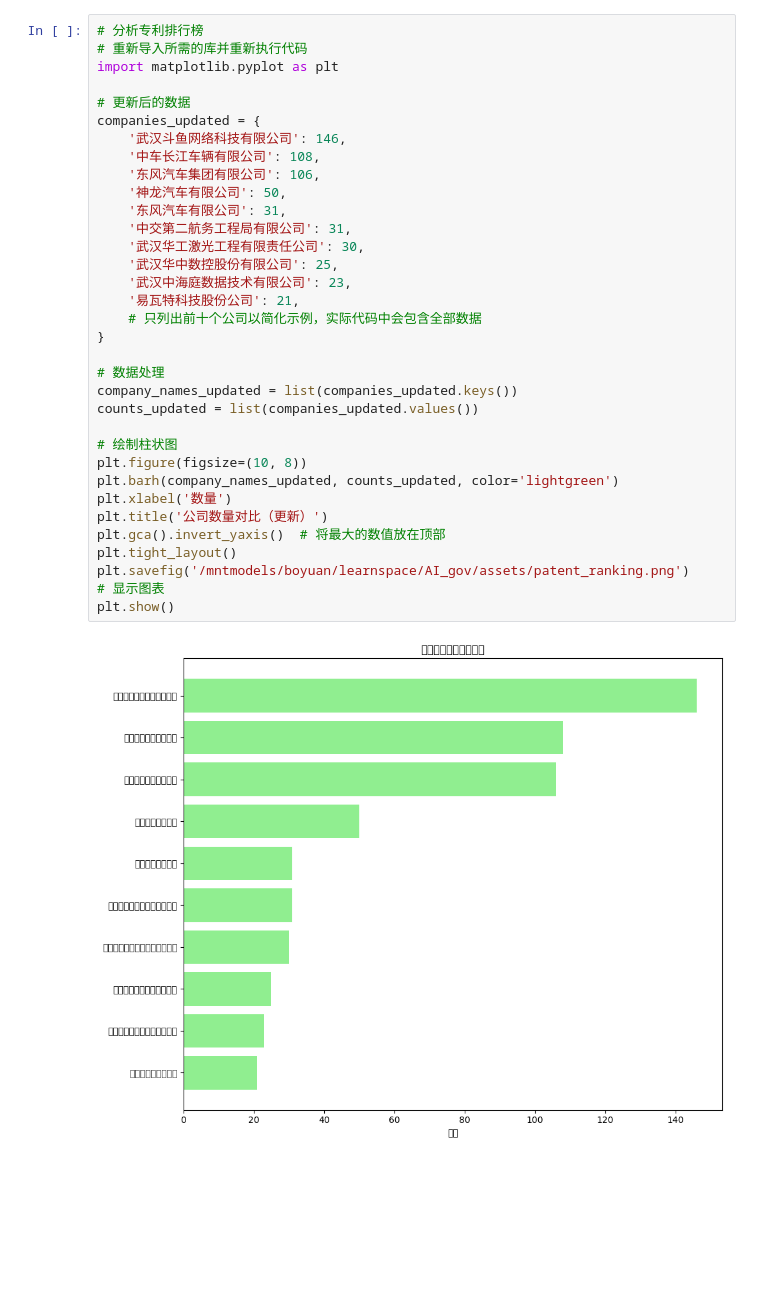
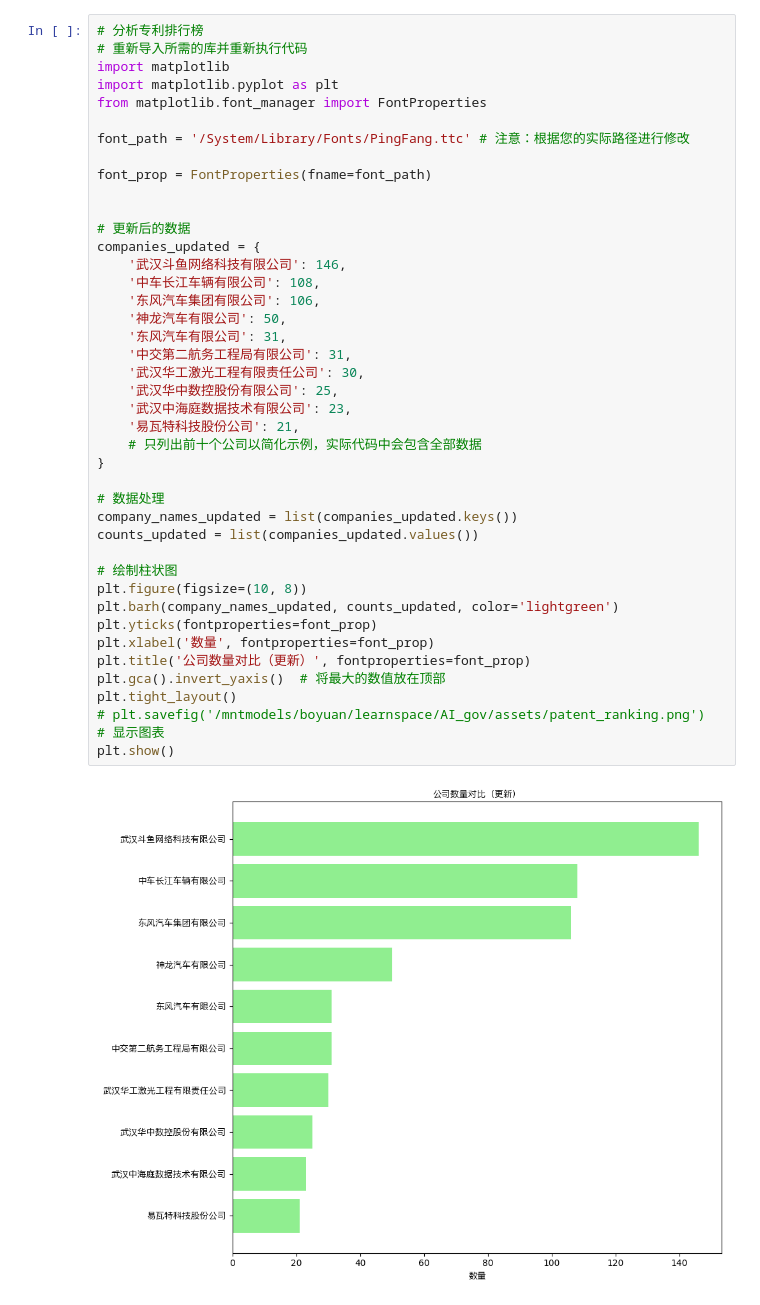
Before and after one commit to htlou/AI_gov, a Jupyter notebook: visualization/patent_vis.ipynb, the cells around one changed output. Saved outputs shown, nothing was run; the diff lists cells and outputs as text; blank space fills up the shorter version.

Commit message:
fix font

```diff
--- a/visualization/patent_vis.ipynb
+++ b/visualization/patent_vis.ipynb
@@ -82,36 +55,44 @@ findfont: Generic family 'sans-serif' not found because none of the following fa
 # %%
 # 分析专利排行榜
 # 重新导入所需的库并重新执行代码
+import matplotlib
 import matplotlib.pyplot as plt
+from matplotlib.font_manager import FontProperties
+
+font_path = '/System/Library/Fonts/PingFang.ttc' # 注意：根据您的实际路径进行修改
+
+font_prop = FontProperties(fname=font_path)
+
 
 # 更新后的数据
 companies_updated = {
     '武汉斗鱼网络科技有限公司': 146,
     '中车长江车辆有限公司': 108,
     '东风汽车集团有限公司': 106,
     '神龙汽车有限公司': 50,
     '东风汽车有限公司': 31,
     '中交第二航务工程局有限公司': 31,
     '武汉华工激光工程有限责任公司': 30,
     '武汉华中数控股份有限公司': 25,
     '武汉中海庭数据技术有限公司': 23,
     '易瓦特科技股份公司': 21,
     # 只列出前十个公司以简化示例，实际代码中会包含全部数据
 }
 
 # 数据处理
 company_names_updated = list(companies_updated.keys())
 counts_updated = list(companies_updated.values())
 
 # 绘制柱状图
 plt.figure(figsize=(10, 8))
 plt.barh(company_names_updated, counts_updated, color='lightgreen')
-plt.xlabel('数量')
-plt.title('公司数量对比（更新）')
+plt.yticks(fontproperties=font_prop)
+plt.xlabel('数量', fontproperties=font_prop)
+plt.title('公司数量对比（更新）', fontproperties=font_prop)
 plt.gca().invert_yaxis()  # 将最大的数值放在顶部
 plt.tight_layout()
-plt.savefig('/mntmodels/boyuan/learnspace/AI_gov/assets/patent_ranking.png')
+# plt.savefig('/mntmodels/boyuan/learnspace/AI_gov/assets/patent_ranking.png')
 # 显示图表
 plt.show()
 # %% [output]
-[figure, old version]
+[figure, new version]
```
Also changed, not shown: parts of 2 cells of this notebook.
